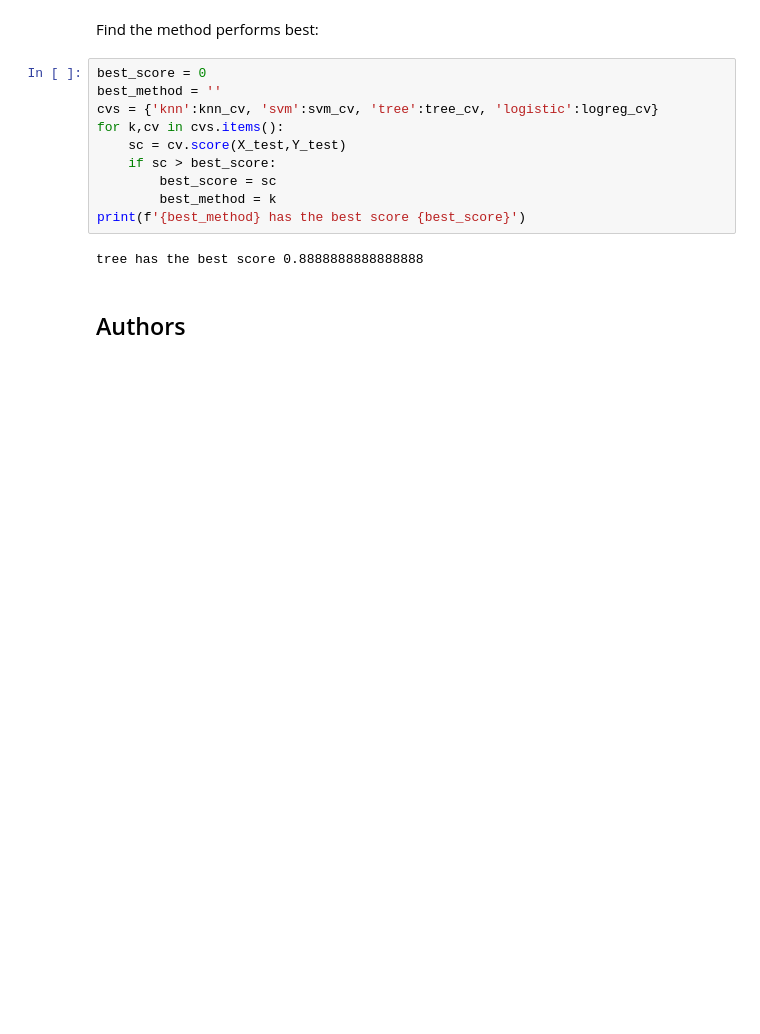
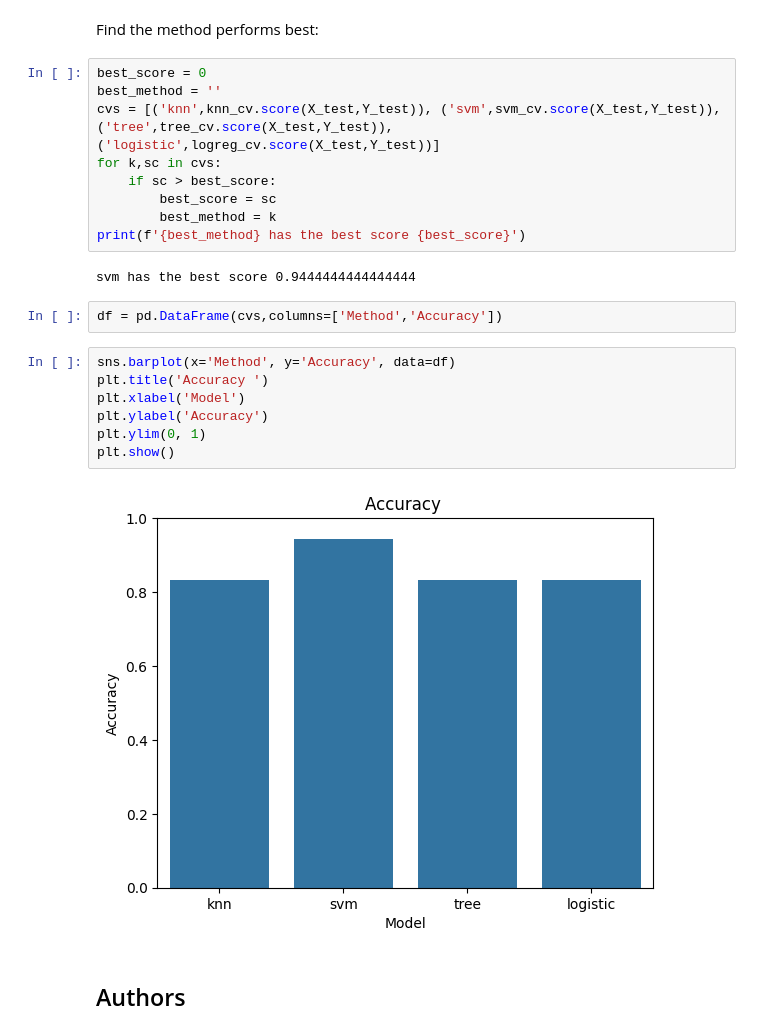
Before and after one commit to Lorby04/IBMCapstone, a Jupyter notebook: module_4/prediction/SpaceX_Machine Learning Prediction_Part_5.ipynb, the cells around one changed output. Drawn from its saved outputs; the diff is of its cells as text; blank space fills up the shorter version.

```diff
--- a/module_4/prediction/SpaceX_Machine Learning Prediction_Part_5.ipynb
+++ b/module_4/prediction/SpaceX_Machine Learning Prediction_Part_5.ipynb
@@ -369,15 +370,25 @@ Find the method performs best:
 # %%
 best_score = 0
 best_method = ''
-cvs = {'knn':knn_cv, 'svm':svm_cv, 'tree':tree_cv, 'logistic':logreg_cv}
-for k,cv in cvs.items():
-    sc = cv.score(X_test,Y_test)
+cvs = [('knn',knn_cv.score(X_test,Y_test)), ('svm',svm_cv.score(X_test,Y_test)), ('tree',tree_cv.score(X_test,Y_test)), ('logistic',logreg_cv.score(X_test,Y_test))]
+for k,sc in cvs:
     if sc > best_score:
         best_score = sc
         best_method = k
 print(f'{best_method} has the best score {best_score}')
 # %% [output]
-tree has the best score 0.8888888888888888
+svm has the best score 0.9444444444444444
+# %%
+df = pd.DataFrame(cvs,columns=['Method','Accuracy'])
+# %%
+sns.barplot(x='Method', y='Accuracy', data=df)
+plt.title('Accuracy ')
+plt.xlabel('Model')
+plt.ylabel('Accuracy')
+plt.ylim(0, 1)
+plt.show()
+# %% [output]
+[figure, added]
 # %% [markdown]
 ## Authors
 # %% [markdown]
```
Also changed, not shown: parts of 11 cells of this notebook.
